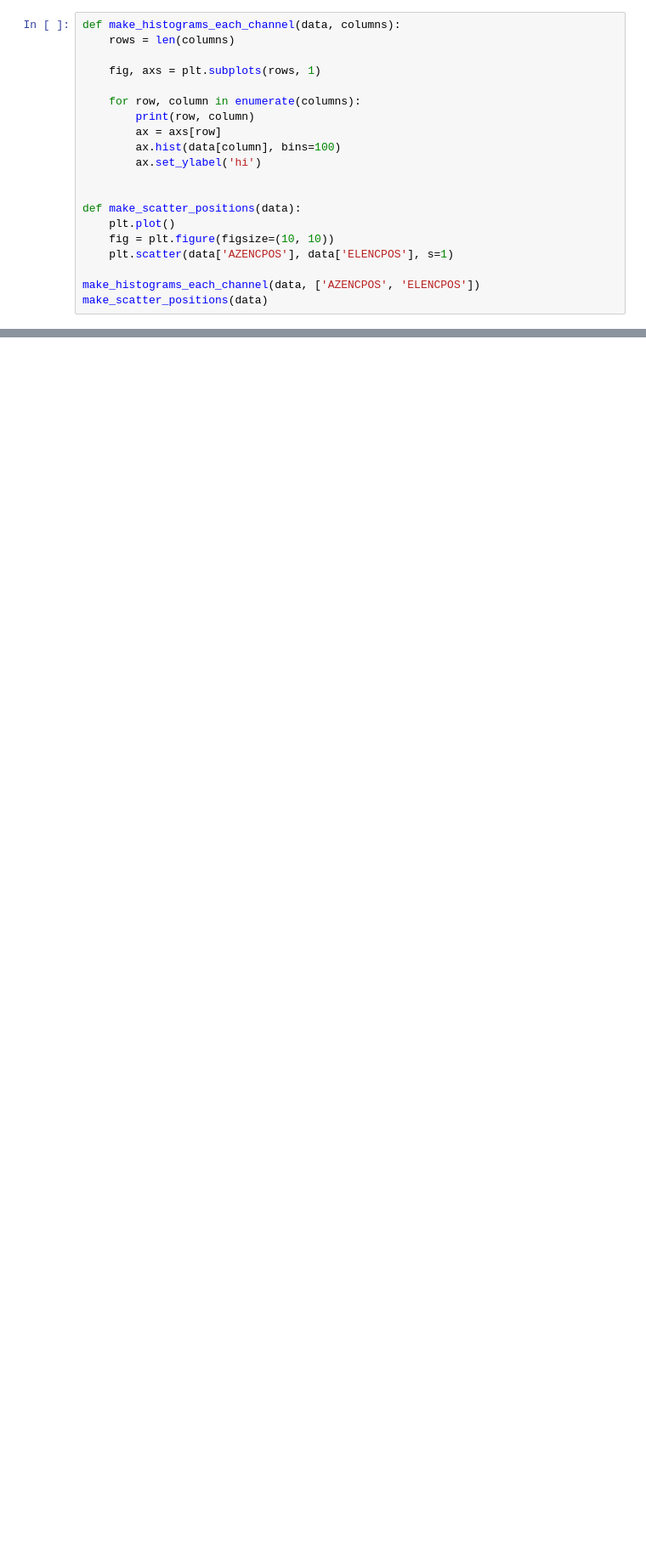
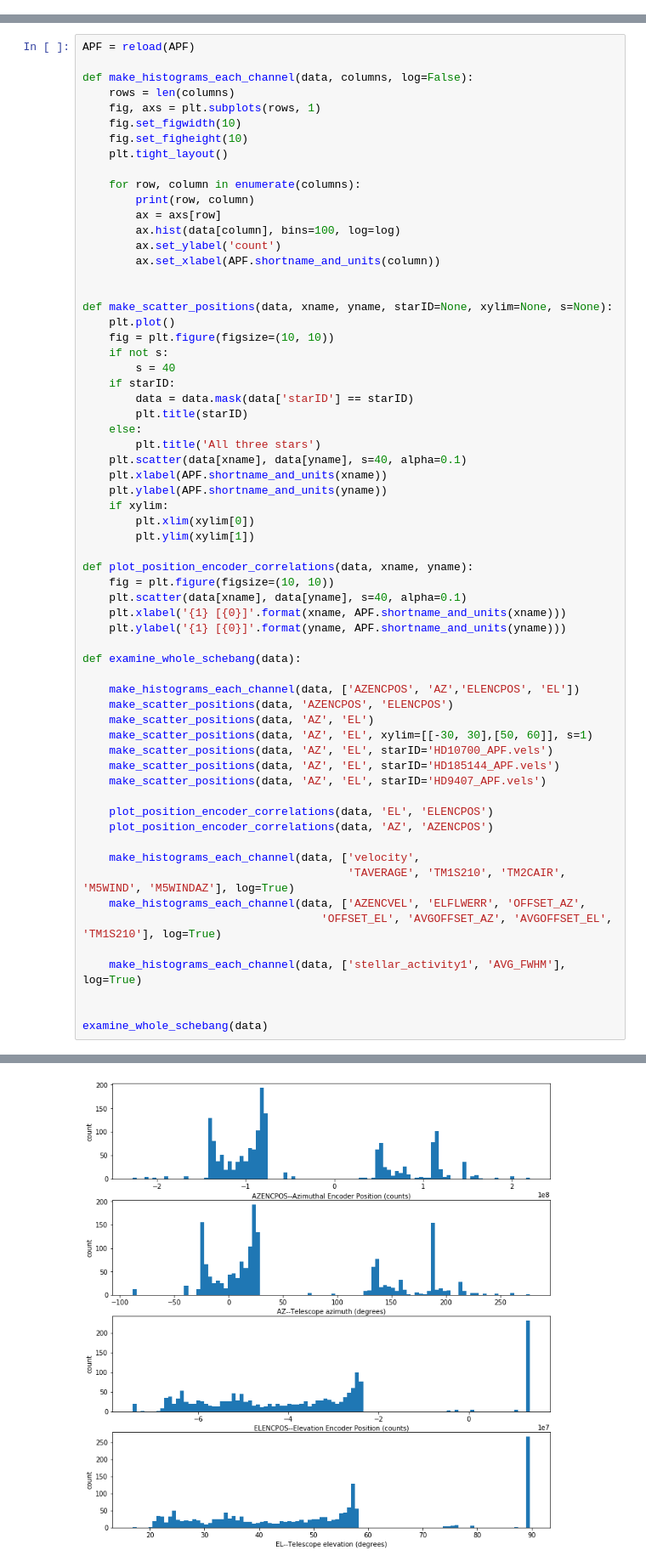
Before and after one commit to adeich/APF_telescope_behavior_study, a Jupyter notebook: 2. Look at data for cleaning.ipynb, the cells around one changed output, grey strips where cells are left out. Shown at 85% size. Saved outputs shown, nothing was run; the diff lists cells and outputs as text; blank space fills up the shorter version.

Commit message:
Finished cleaning the data.
Next have to write the cleaned data to a new csv file.

```diff
--- a/2. Look at data for cleaning.ipynb
+++ b/2. Look at data for cleaning.ipynb
@@ -48,23 +49,3 @@ DateTimeUTC                        object
 9   2015-07-25 03:55:50.016014
 Name: DateTimeLocal, dtype: datetime64[ns]
 202.4085 333.0 -130.5915
-# %%
-def make_histograms_each_channel(data, columns):
-    rows = len(columns)
-
-    fig, axs = plt.subplots(rows, 1)
-
-    for row, column in enumerate(columns):
-        print(row, column)
-        ax = axs[row]
-        ax.hist(data[column], bins=100)
-        ax.set_ylabel('hi')
-
-
-def make_scatter_positions(data):
-    plt.plot()
-    fig = plt.figure(figsize=(10, 10))
-    plt.scatter(data['AZENCPOS'], data['ELENCPOS'], s=1)
-
-make_histograms_each_channel(data, ['AZENCPOS', 'ELENCPOS'])
-make_scatter_positions(data)
@@ -96,0 +52,64 @@ wind_dome_angle
+# %%
+APF = reload(APF)
+
+def make_histograms_each_channel(data, columns, log=False):
+    rows = len(columns)
+    fig, axs = plt.subplots(rows, 1)
+    fig.set_figwidth(10)
+    fig.set_figheight(10)
+    plt.tight_layout()
+
+    for row, column in enumerate(columns):
+        print(row, column)
+        ax = axs[row]
+        ax.hist(data[column], bins=100, log=log)
+        ax.set_ylabel('count')
+        ax.set_xlabel(APF.shortname_and_units(column))
+
+
+def make_scatter_positions(data, xname, yname, starID=None, xylim=None, s=None):
+    plt.plot()
+    fig = plt.figure(figsize=(10, 10))
+    if not s:
+        s = 40
+    if starID:
+        data = data.mask(data['starID'] == starID)
+        plt.title(starID)
+    else:
+        plt.title('All three stars')
+    plt.scatter(data[xname], data[yname], s=40, alpha=0.1)
+    plt.xlabel(APF.shortname_and_units(xname))
+    plt.ylabel(APF.shortname_and_units(yname))
+    if xylim:
+        plt.xlim(xylim[0])
+        plt.ylim(xylim[1])
+
+def plot_position_encoder_correlations(data, xname, yname):
+    fig = plt.figure(figsize=(10, 10))
+    plt.scatter(data[xname], data[yname], s=40, alpha=0.1)
+    plt.xlabel('{1} [{0}]'.format(xname, APF.shortname_and_units(xname)))
+    plt.ylabel('{1} [{0}]'.format(yname, APF.shortname_and_units(yname)))
+
+def examine_whole_schebang(data):
+
+    make_histograms_each_channel(data, ['AZENCPOS', 'AZ','ELENCPOS', 'EL'])
+    make_scatter_positions(data, 'AZENCPOS', 'ELENCPOS')
+    make_scatter_positions(data, 'AZ', 'EL')
+    make_scatter_positions(data, 'AZ', 'EL', xylim=[[-30, 30],[50, 60]], s=1)
+    make_scatter_positions(data, 'AZ', 'EL', starID='HD10700_APF.vels')
+    make_scatter_positions(data, 'AZ', 'EL', starID='HD185144_APF.vels')
+    make_scatter_positions(data, 'AZ', 'EL', starID='HD9407_APF.vels')
+
+    plot_position_encoder_correlations(data, 'EL', 'ELENCPOS')
+    plot_position_encoder_correlations(data, 'AZ', 'AZENCPOS')
+
+    make_histograms_each_channel(data, ['velocity',
+                                        'TAVERAGE', 'TM1S210', 'TM2CAIR', 'M5WIND', 'M5WINDAZ'], log=True)
+    make_histograms_each_channel(data, ['AZENCVEL', 'ELFLWERR', 'OFFSET_AZ',
+                                    'OFFSET_EL', 'AVGOFFSET_AZ', 'AVGOFFSET_EL', 'TM1S210'], log=True)
+
+    make_histograms_each_channel(data, ['stellar_activity1', 'AVG_FWHM'], log=True)
+
+
+examine_whole_schebang(data)
+# %% [output]
@@ -96,0 +135 @@ wind_dome_angle
+[figure, added]
```
Also changed, not shown: parts of 7 cells of this notebook, 2 other files.
